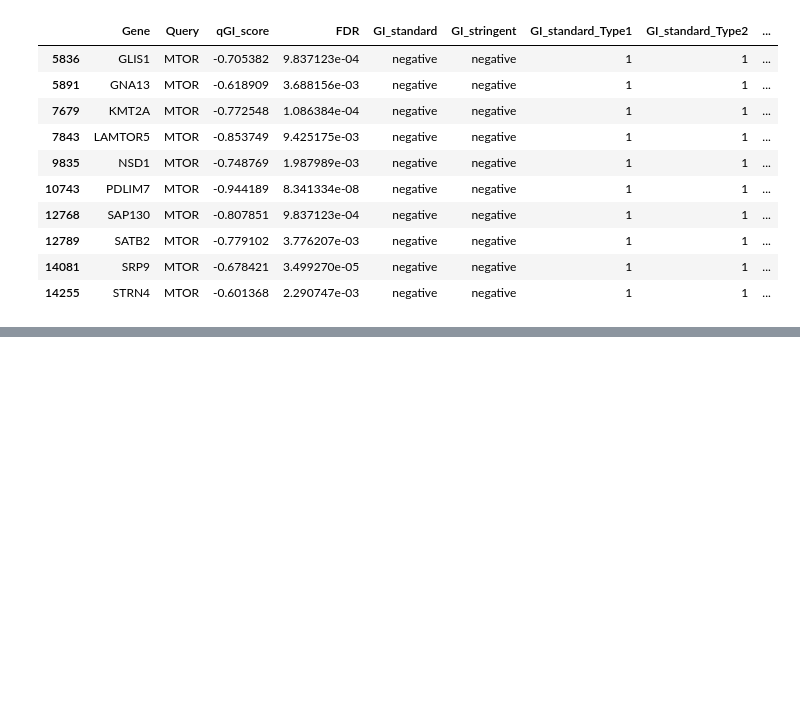
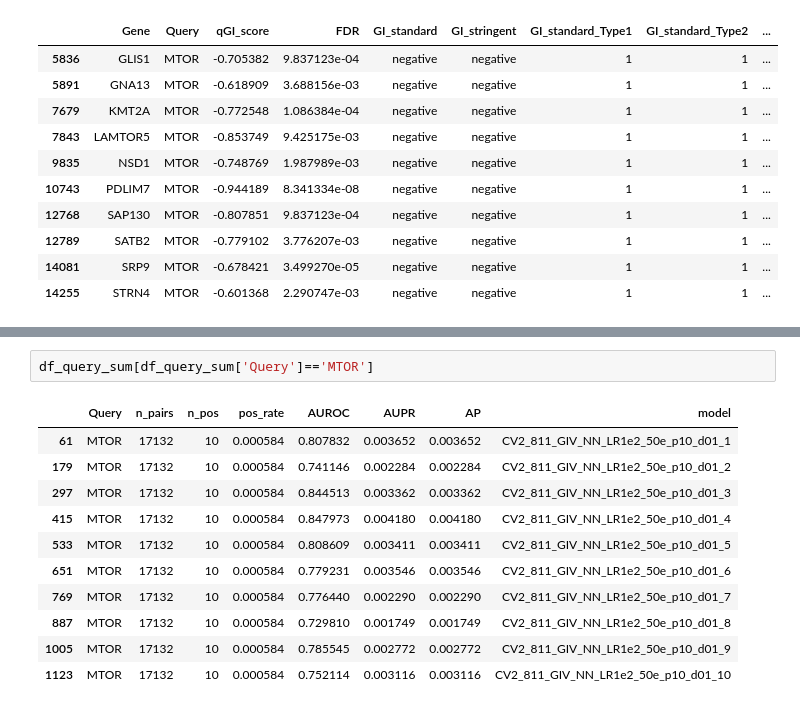
Before and after one commit to Karashan/DeepSLP, a Jupyter notebook: notebooks/heldout_stats.ipynb, the cells around one changed output, grey strips where cells are left out. Drawn from its saved outputs; the diff is of its cells as text; blank space fills up the shorter version.

```diff
--- a/notebooks/heldout_stats.ipynb
+++ b/notebooks/heldout_stats.ipynb
@@ -196,0 +241,14 @@ df_ens_pred_MTOR[df_ens_pred_MTOR['GI_stringent_Type2']==1]
+# %%
+df_query_sum[df_query_sum['Query']=='MTOR']
+# %% [output]
+|  | Query | n_pairs | n_pos | pos_rate | AUROC | AUPR | AP | model |
+| 61 | MTOR | 17132 | 10 | 0.000584 | 0.807832 | 0.003652 | 0.003652 | CV2_811_GIV_NN_LR1e2_50e_p10_d01_1 |
+| 179 | MTOR | 17132 | 10 | 0.000584 | 0.741146 | 0.002284 | 0.002284 | CV2_811_GIV_NN_LR1e2_50e_p10_d01_2 |
+| 297 | MTOR | 17132 | 10 | 0.000584 | 0.844513 | 0.003362 | 0.003362 | CV2_811_GIV_NN_LR1e2_50e_p10_d01_3 |
+| 415 | MTOR | 17132 | 10 | 0.000584 | 0.847973 | 0.004180 | 0.004180 | CV2_811_GIV_NN_LR1e2_50e_p10_d01_4 |
+| 533 | MTOR | 17132 | 10 | 0.000584 | 0.808609 | 0.003411 | 0.003411 | CV2_811_GIV_NN_LR1e2_50e_p10_d01_5 |
+| 651 | MTOR | 17132 | 10 | 0.000584 | 0.779231 | 0.003546 | 0.003546 | CV2_811_GIV_NN_LR1e2_50e_p10_d01_6 |
+| 769 | MTOR | 17132 | 10 | 0.000584 | 0.776440 | 0.002290 | 0.002290 | CV2_811_GIV_NN_LR1e2_50e_p10_d01_7 |
+| 887 | MTOR | 17132 | 10 | 0.000584 | 0.729810 | 0.001749 | 0.001749 | CV2_811_GIV_NN_LR1e2_50e_p10_d01_8 |
+| 1005 | MTOR | 17132 | 10 | 0.000584 | 0.785545 | 0.002772 | 0.002772 | CV2_811_GIV_NN_LR1e2_50e_p10_d01_9 |
+| 1123 | MTOR | 17132 | 10 | 0.000584 | 0.752114 | 0.003116 | 0.003116 | CV2_811_GIV_NN_LR1e2_50e_p10_d01_10 |
```
Also changed, not shown: parts of 6 cells of this notebook.
